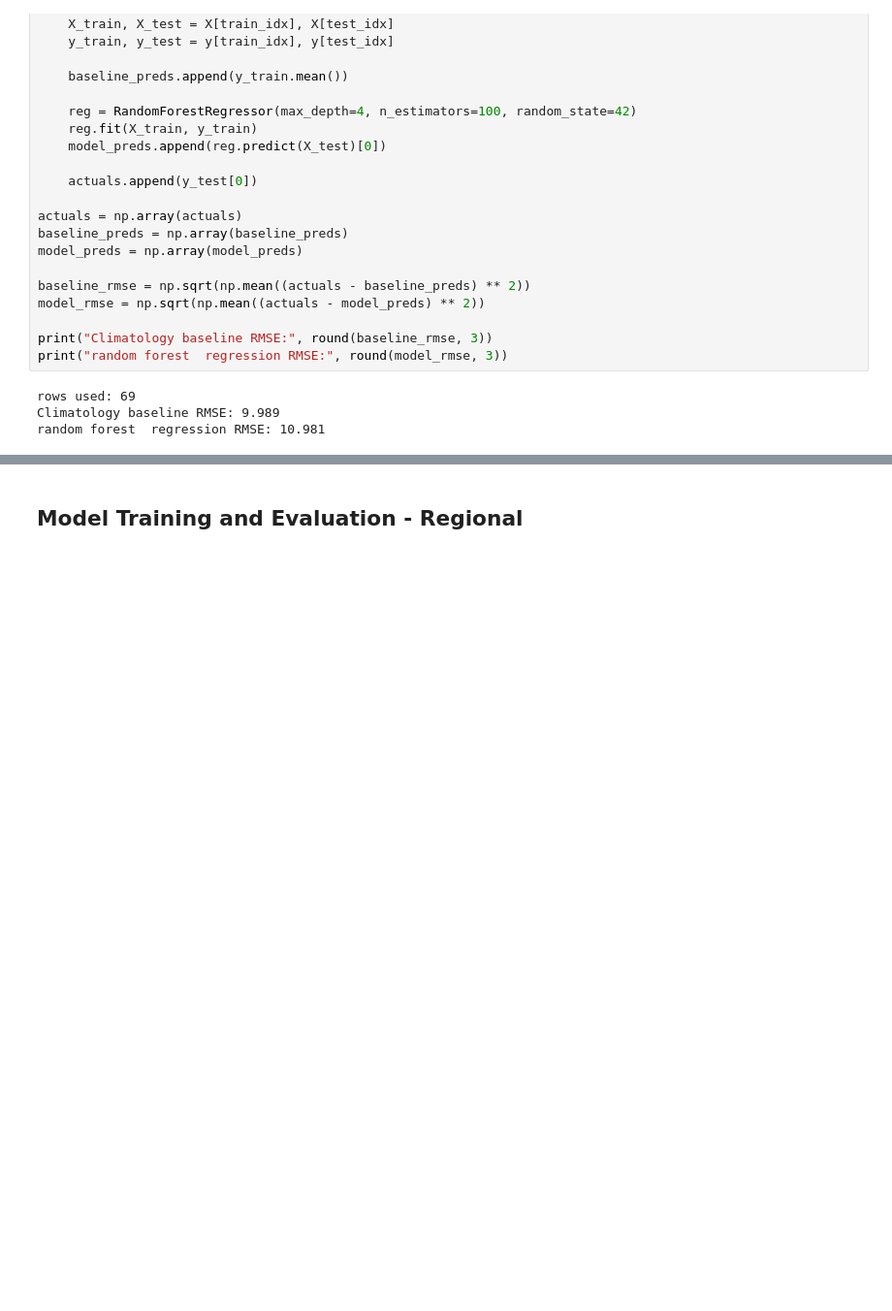
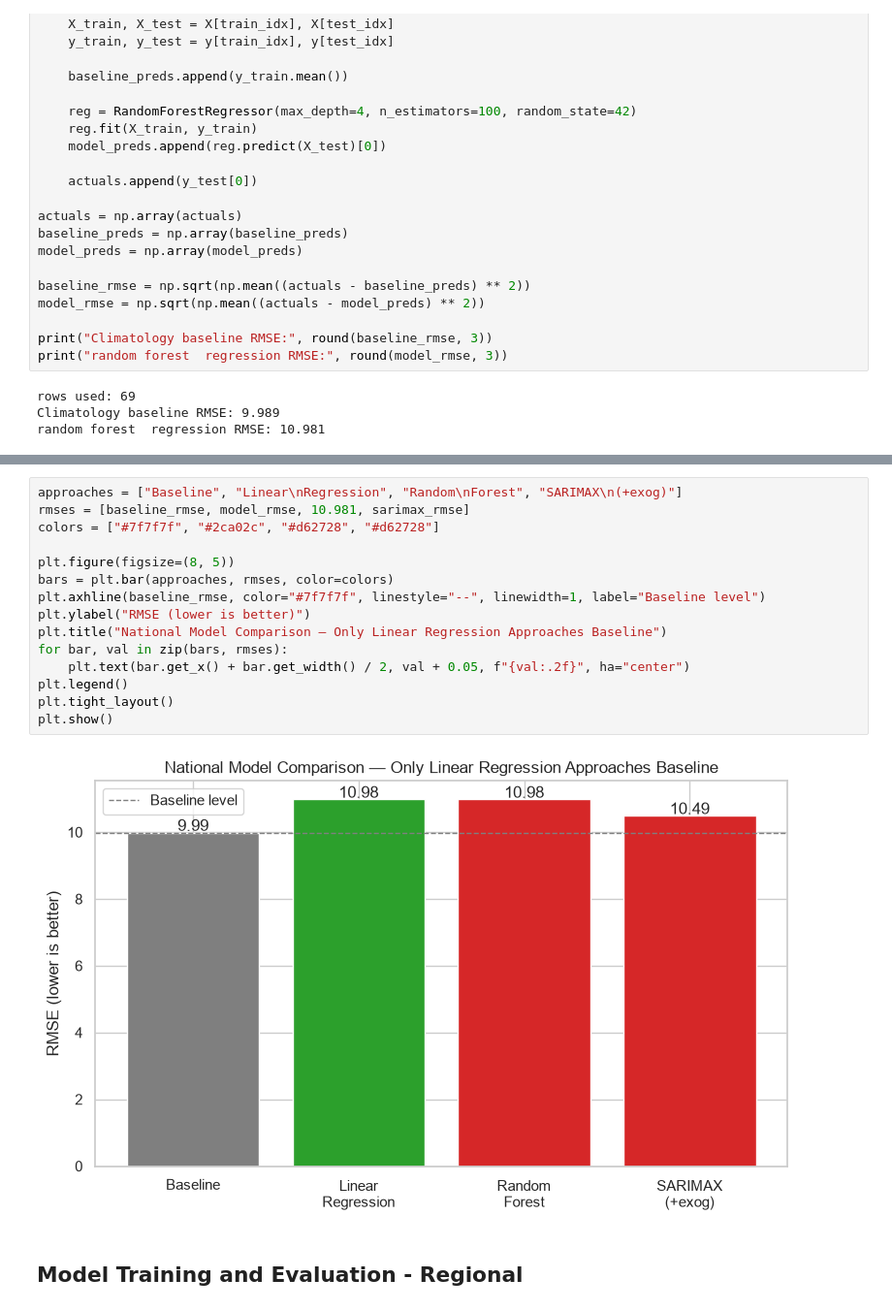
Before and after one commit to Tirumalashreya/monsoons-detection, a Jupyter notebook: notebooks/monsoon_prediction_pipeline.ipynb, the cells around one changed output, grey strips where cells are left out. Shown at 97% size. Cells and saved outputs as stored; diff of their text form; blank space fills up the shorter version.

```diff
--- a/notebooks/monsoon_prediction_pipeline.ipynb
+++ b/notebooks/monsoon_prediction_pipeline.ipynb
@@ -332,3 +373,20 @@ random forest  regression RMSE: 10.981
+# %%
+approaches = ["Baseline", "Linear\nRegression", "Random\nForest", "SARIMAX\n(+exog)"]
+rmses = [baseline_rmse, model_rmse, 10.981, sarimax_rmse]
+colors = ["#7f7f7f", "#2ca02c", "#d62728", "#d62728"]
+
+plt.figure(figsize=(8, 5))
+bars = plt.bar(approaches, rmses, color=colors)
+plt.axhline(baseline_rmse, color="#7f7f7f", linestyle="--", linewidth=1, label="Baseline level")
+plt.ylabel("RMSE (lower is better)")
+plt.title("National Model Comparison — Only Linear Regression Approaches Baseline")
+for bar, val in zip(bars, rmses):
+    plt.text(bar.get_x() + bar.get_width() / 2, val + 0.05, f"{val:.2f}", ha="center")
+plt.legend()
+plt.tight_layout()
+plt.show()
+# %% [output]
+[figure, added]
 # %% [markdown]
 ## Model Training and Evaluation - Regional
 # %%
```
Also changed, not shown: parts of 6 cells of this notebook.
